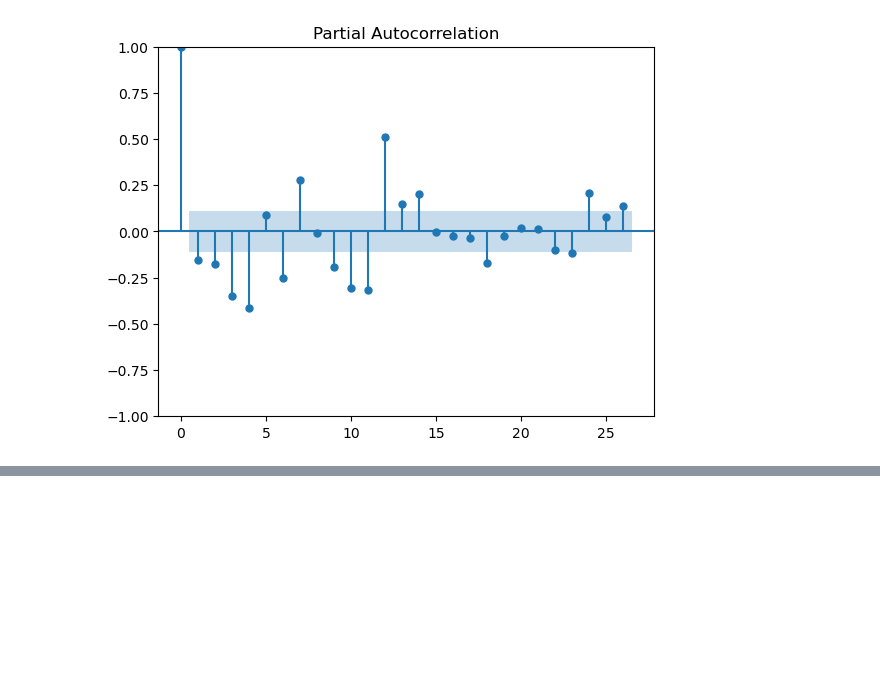
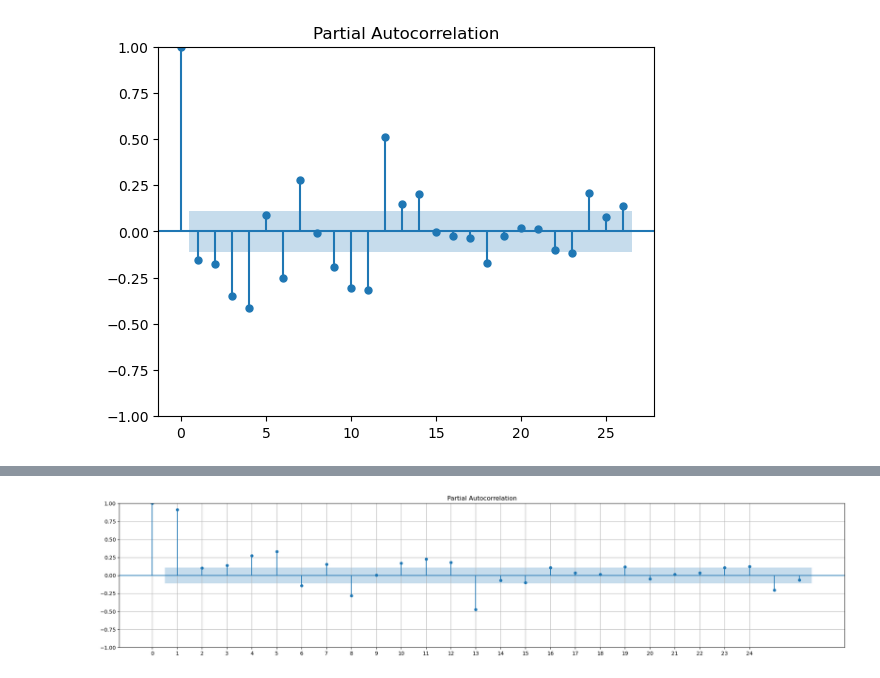
Before and after one commit to kroopeshrajput/Forecasting_dem, a Jupyter notebook: forecasting.ipynb, the cells around one changed output, grey strips where cells are left out. Drawn from its saved outputs; the diff is of its cells as text; code cells hidden in the pictures; blank space fills up the shorter version.

```diff
--- a/forecasting.ipynb
+++ b/forecasting.ipynb
@@ -68,0 +106,8 @@ plt.show()
+# %%
+plt.figure(figsize=(25, 5))
+plot_pacf(catfish_sales, ax = plt.gca())
+plt.xticks(np.arange(0, 25, 1))
+plt.grid()
+plt.show()
+# %% [output]
+[figure, added]
```
Also changed, not shown: parts of 10 cells of this notebook.
